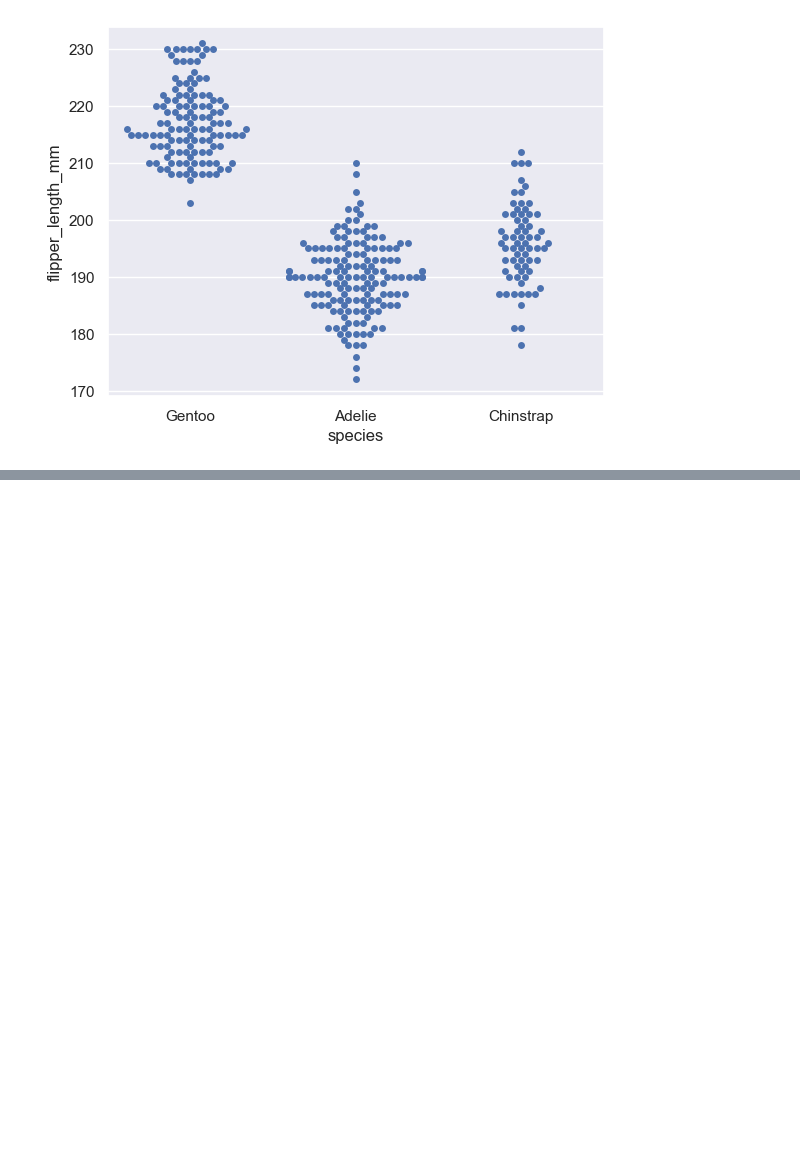
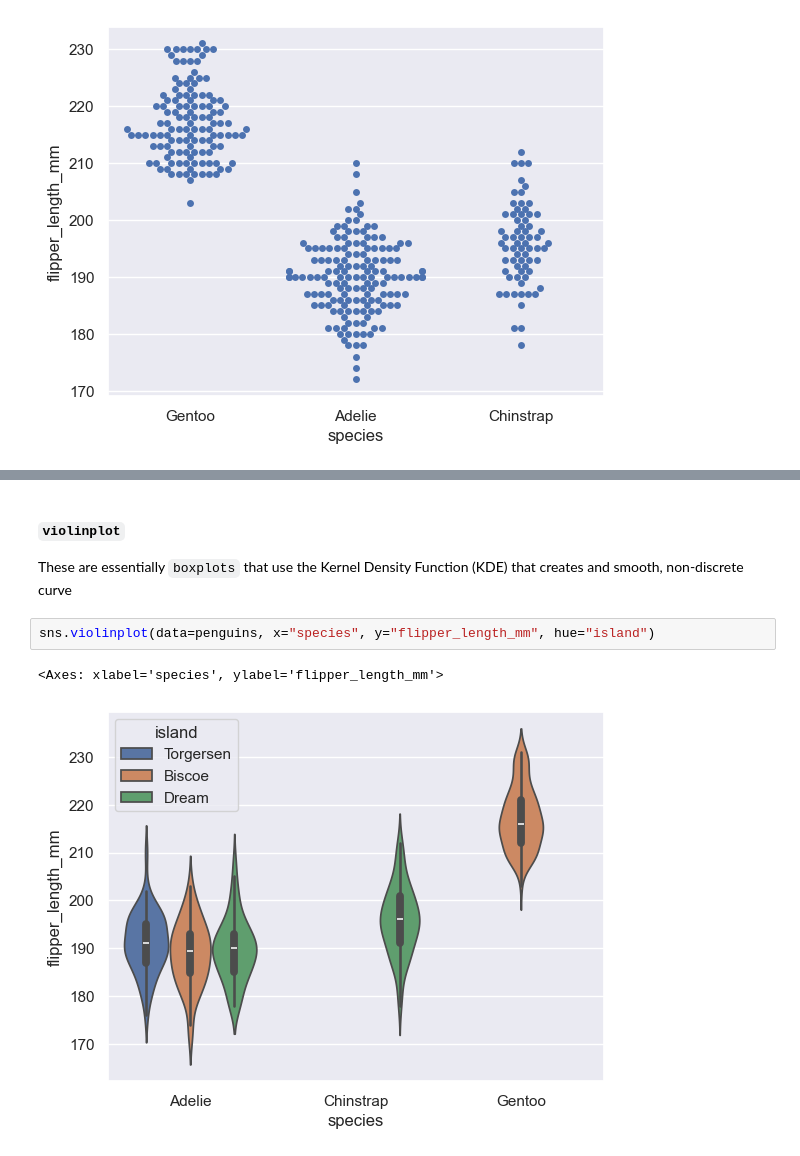
Before and after one commit to rjrdev/machine-learning-cheatsheets, a Jupyter notebook: 3_matplotlib_seaborn.ipynb, the cells around one changed output, grey strips where cells are left out. Saved outputs shown, nothing was run; the diff lists cells and outputs as text; blank space fills up the shorter version.

```diff
--- a/3_matplotlib_seaborn.ipynb
+++ b/3_matplotlib_seaborn.ipynb
@@ -623,0 +634,9 @@ sns.swarmplot(penguins,
+# %% [markdown]
+##### `violinplot`
+
+These are essentially `boxplots` that use the Kernel Density Function (KDE) that creates and smooth, non-discrete curve
+# %%
+sns.violinplot(data=penguins, x="species", y="flipper_length_mm", hue="island")
+# %% [output]
+<Axes: xlabel='species', ylabel='flipper_length_mm'>
+[figure, added]
```
Also changed, not shown: parts of 21 cells of this notebook.
